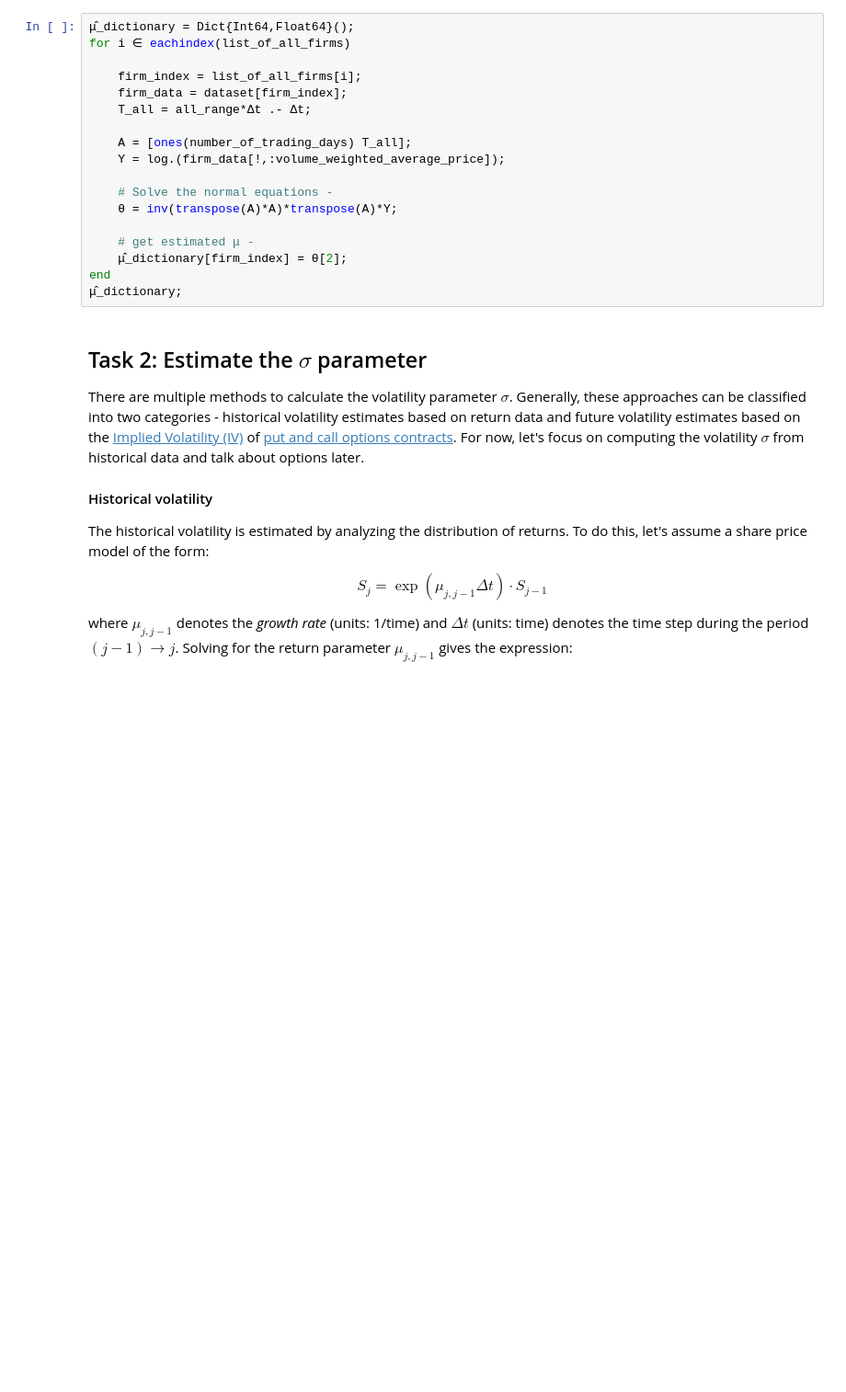
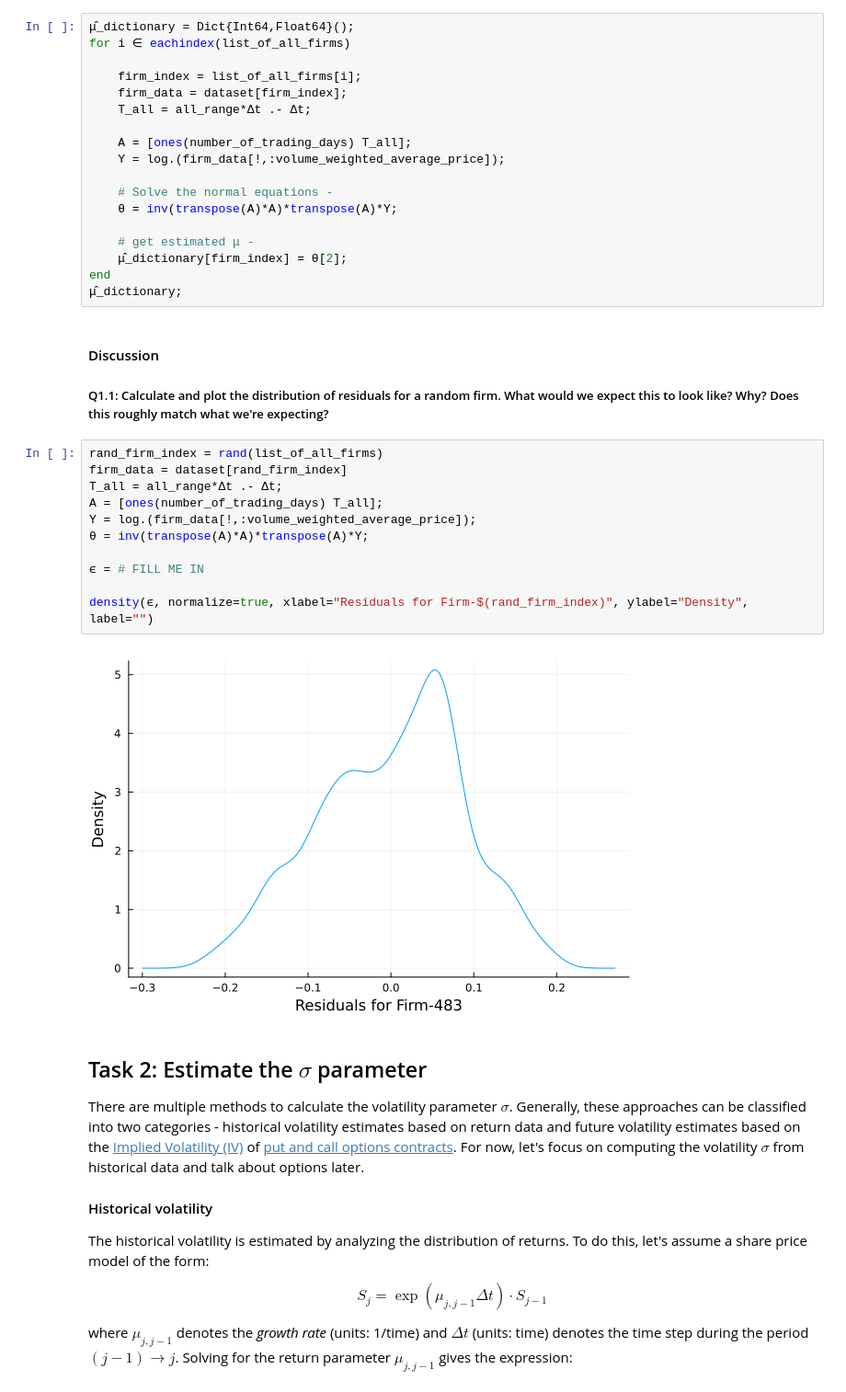
Before and after one commit to varnerlab/CHEME-5660-Labs-F23, a Jupyter notebook: CHEME-5660-L7b-EquityPriceStochasticModels.ipynb, the cells around one changed output. Shown at 92% size. Saved outputs shown, nothing was run; the diff lists cells and outputs as text; blank space fills up the shorter version.

```diff
--- a/CHEME-5660-L7b-EquityPriceStochasticModels.ipynb
+++ b/CHEME-5660-L7b-EquityPriceStochasticModels.ipynb
@@ -117,6 +129,22 @@ for i ∈ eachindex(list_of_all_firms)
     μ̂_dictionary[firm_index] = θ[2];
 end
 μ̂_dictionary;
+# %% [markdown]
+#### Discussion
+##### Q1.1: Calculate and plot the distribution of residuals for a random firm. What would we expect this to look like? Why? Does this roughly match what we're expecting?
+# %%
+rand_firm_index = rand(list_of_all_firms)
+firm_data = dataset[rand_firm_index]
+T_all = all_range*Δt .- Δt;
+A = [ones(number_of_trading_days) T_all];
+Y = log.(firm_data[!,:volume_weighted_average_price]);
+θ = inv(transpose(A)*A)*transpose(A)*Y;
+
+ϵ = # FILL ME IN
+
+density(ϵ, normalize=true, xlabel="Residuals for Firm-$(rand_firm_index)", ylabel="Density", label="")
+# %% [output]
+[figure, added]
 # %% [markdown]
 ## Task 2: Estimate the $\sigma$ parameter
 There are multiple methods to calculate the volatility parameter $\sigma$. Generally, these approaches can be classified into two categories - historical volatility estimates based on return data and future volatility estimates based on the [Implied Volatility (IV)](https://en.wikipedia.org/wiki/Implied_volatility) of [put and call options contracts](https://en.wikipedia.org/wiki/Option_(finance)). For now, let's focus on computing the volatility $\sigma$ from historical data and talk about options later.
```
Also changed, not shown: parts of 17 cells of this notebook.
